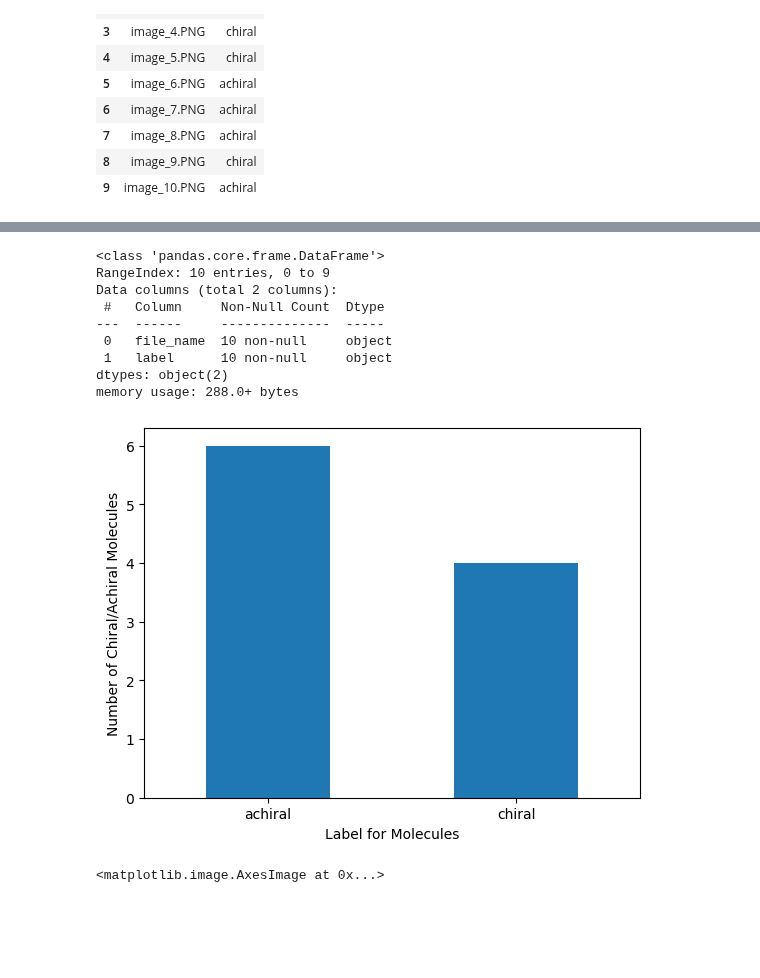
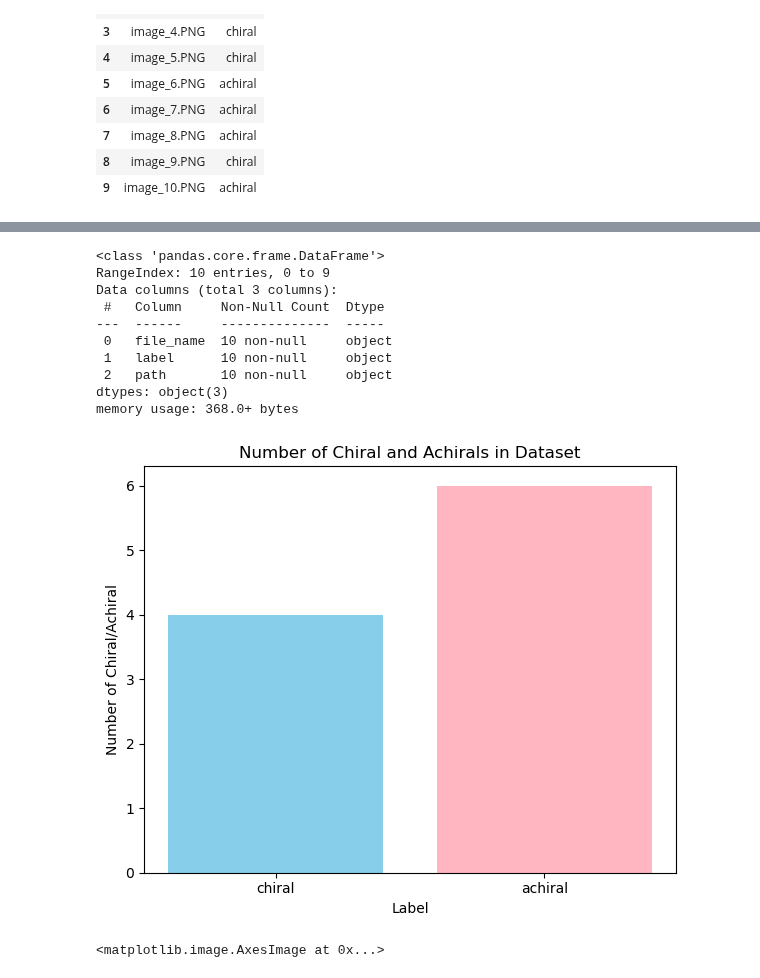
Before and after one commit to MeganTran6023/ChiralMolecule_TfClassification, a Jupyter notebook: 6_25_Tf_chiral_classification.ipynb, the cells around one changed output, grey strips where cells are left out. Cells and saved outputs as stored; diff of their text form; code cells hidden in the pictures; blank space fills up the shorter version.

```diff
--- a/6_25_Tf_chiral_classification.ipynb
+++ b/6_25_Tf_chiral_classification.ipynb
@@ -40,3 +40,6 @@ df_molecules
 | 7 | image_8.PNG | achiral |
 | 8 | image_9.PNG | chiral |
 | 9 | image_10.PNG | achiral |
+# %%
+df_molecules['path'] = 'C:/Users/journ/Desktop/sandbox/Tf_molecules_6_24/train/' + df_molecules['file_name']
+df_molecules
@@ -45,25 +60,43 @@ df_molecules.info()
 # %% [output]
 <class 'pandas.core.frame.DataFrame'>
 RangeIndex: 10 entries, 0 to 9
-Data columns (total 2 columns):
+Data columns (total 3 columns):
  #   Column     Non-Null Count  Dtype
 ---  ------     --------------  -----
  0   file_name  10 non-null     object
  1   label      10 non-null     object
-dtypes: object(2)
-memory usage: 288.0+ bytes
+ 2   path       10 non-null     object
+dtypes: object(3)
+memory usage: 368.0+ bytes
 # %%
 # Although I already know the dataset, it is good practice to see distribution of items per classificaiton
 
-#Code referenced: Trenton McKinney https://stackoverflow.com/questions/74089205/how-to-create-a-bar-plot-of-the-number-of-unique-values-within-each-group
+# Assuming the first column contains the labels (good or bad)
+labels = df_molecules.iloc[:, 1]
 
-# create a pivot table with continent and the number of unique countires
-pt = df_molecules.pivot_table(index='label', values='label', aggfunc='nunique')
+# Count the number of "good" and "bad" fruits
+n_chiral = (labels == "chiral").sum()
+n_achiral = (labels == "achiral").sum()
 
-# plot the bar cart
-ax = pt.plot(kind='bar', rot=0, ylabel='Number of Chiral/Achiral Molecules', xlabel='Label for Molecules', legend=False)
+# Create a list for categories
+categories = ["chiral", "achiral"]
+
+# Create a list for counts
+counts = [n_chiral, n_achiral]
+
+# Create the bar chart
+plt.figure(figsize=(6, 5))
+plt.bar(categories, counts, color=['skyblue', 'lightpink'])
+plt.xlabel("Label")
+plt.ylabel("Number of Chiral/Achiral")
+plt.title("Number of Chiral and Achirals in Dataset")
+plt.xticks(rotation=0)
+plt.tight_layout()
+
+
+plt.show()
 # %% [output]
-[figure, old version]
+[figure, new version]
 # %%
 #show first image
 from tensorflow.keras.preprocessing import image
```
Also changed, not shown: parts of 12 cells of this notebook.
